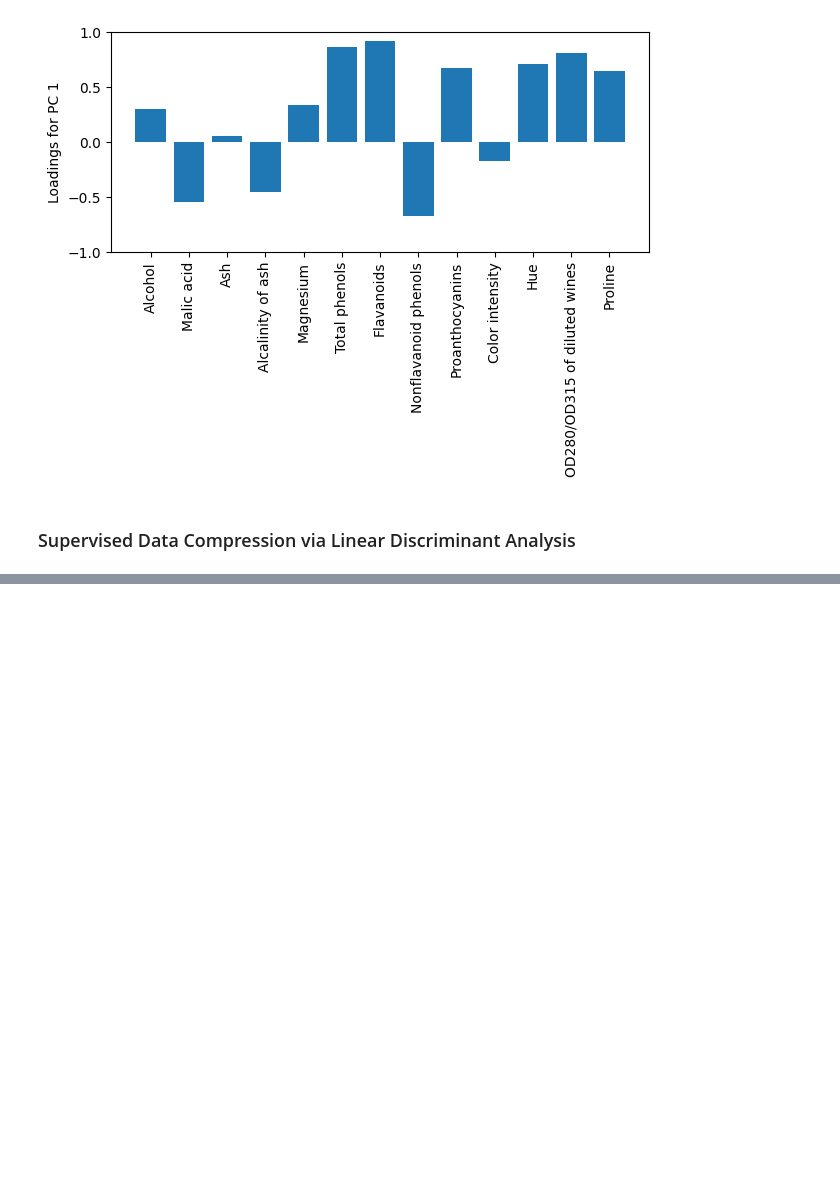
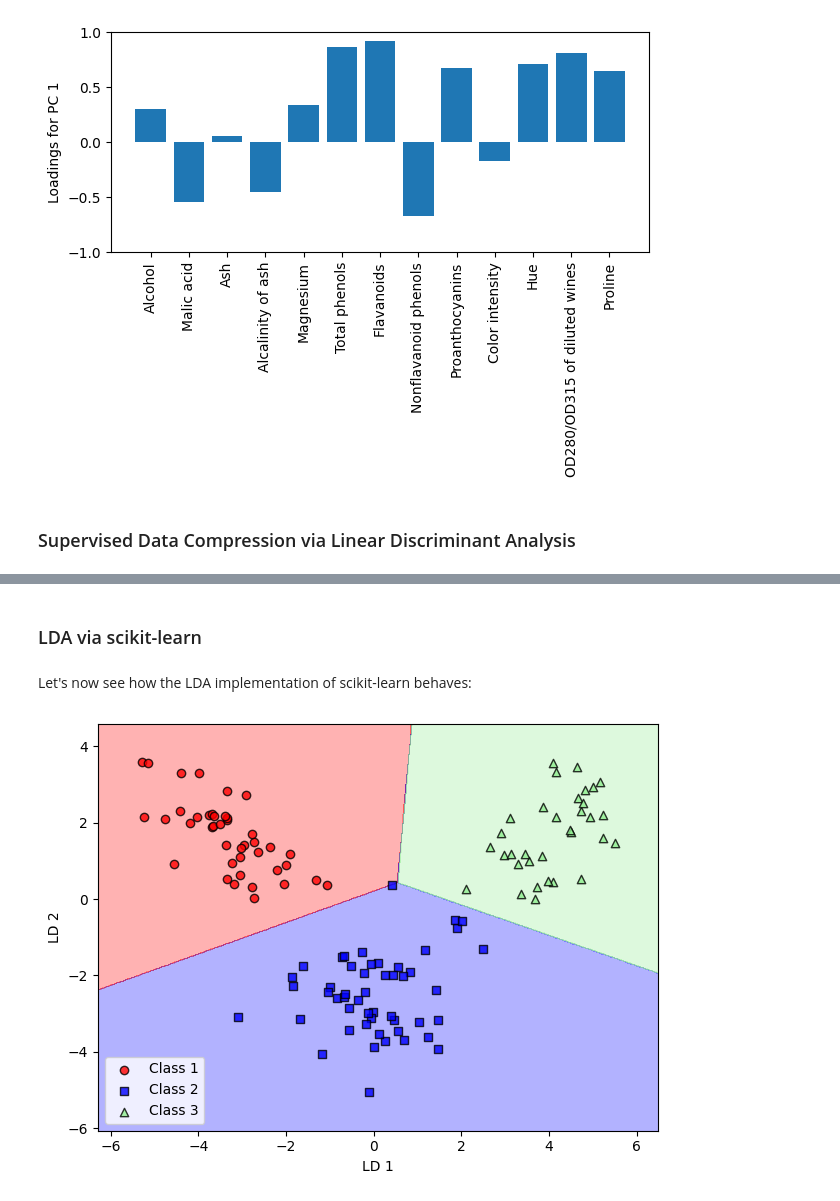
Before and after one commit to kaanoram/ML-Pytorch-SkLearn-Study, a Jupyter notebook: chapters/chapter_05/ch05.ipynb, the cells around one changed output, grey strips where cells are left out. Cells and saved outputs as stored; diff of their text form; code cells hidden in the pictures; blank space fills up the shorter version.

```diff
--- a/chapters/chapter_05/ch05.ipynb
+++ b/chapters/chapter_05/ch05.ipynb
@@ -259,0 +396,20 @@ plt.show()
+# %% [markdown]
+### LDA via scikit-learn
+# %% [markdown]
+Let's now see how the LDA implementation of scikit-learn behaves:
+# %%
+from sklearn.discriminant_analysis import LinearDiscriminantAnalysis as LDA
+lda = LDA(n_components=2)
+X_train_lda = lda.fit_transform(X_train_std, y_train)
+
+lr = OneVsRestClassifier(LogisticRegression(solver='lbfgs',
+                                            random_state=1))
+lr = lr.fit(X_train_lda, y_train)
+plot_decision_regions(X_train_lda, y_train, classifier=lr)
+plt.xlabel('LD 1')
+plt.ylabel('LD 2')
+plt.legend(loc='lower left')
+plt.tight_layout()
+plt.show()
+# %% [output]
+[figure, added]
```
Also changed, not shown: parts of 28 cells of this notebook.
